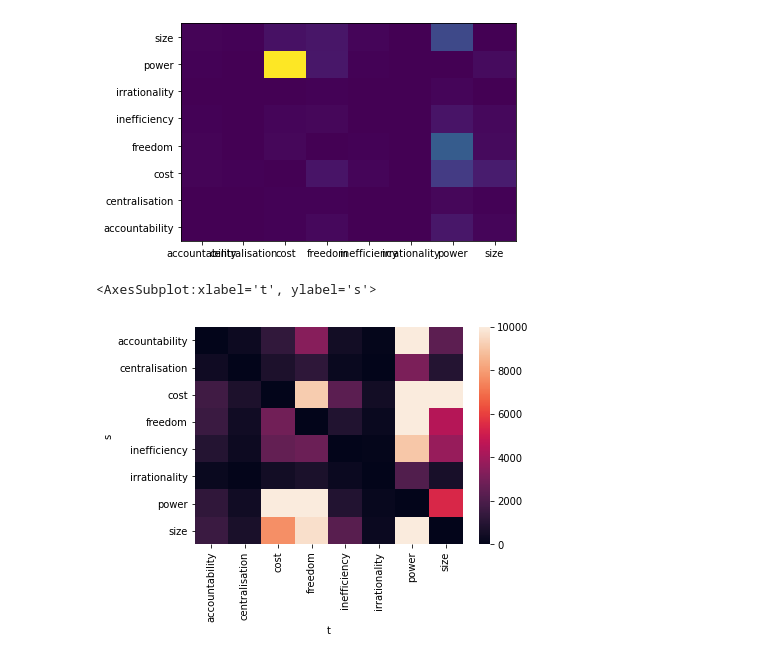
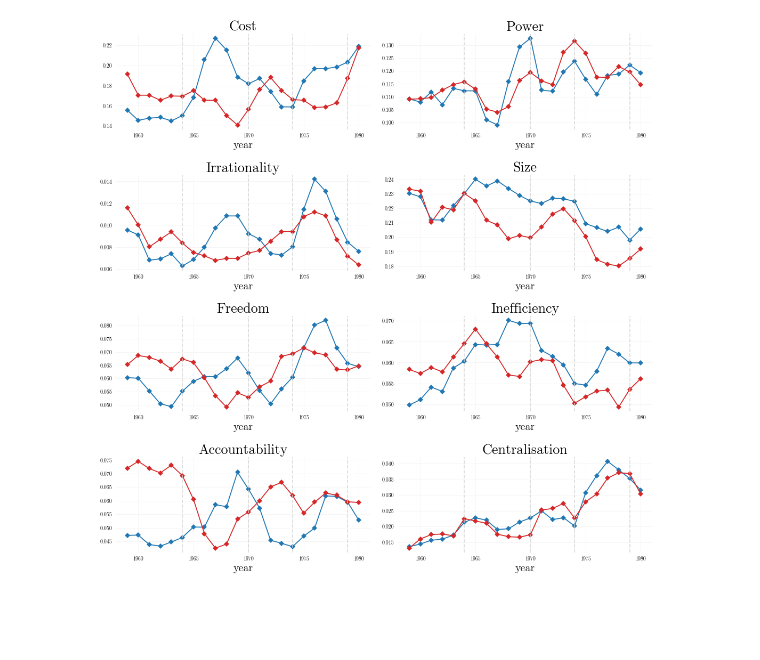
Before and after one commit to rubenros1795/CrisisBureaucracy, a Jupyter notebook: code/classifier-lexicon.ipynb, the cells around one changed output. Cells and saved outputs as stored; diff of their text form; code cells hidden in the pictures; blank space fills up the shorter version.

```diff
--- a/code/classifier-lexicon.ipynb
+++ b/code/classifier-lexicon.ipynb
@@ -120,9 +93,0 @@ freedom
-# %%
-stdf = []
-
-for c,i in dfm_.iterrows():
-    i = i.to_dict()
-    i = {k:v for k,v in i.items() if k != 'year'}
-    i = dict(sorted(i.items(), key=operator.itemgetter(1), reverse=True)[:2])
-    i = list(i.keys())
-    stdf.append([i[0],i[1]])
@@ -133,14 +94,33 @@ stdf_ = stdf_.groupby(['s','t']).sum().reset_index().pivot(index='s',columns='t'
-# %%
-d = stdf_.fillna(0)
-# %%
-plt.pcolor(d)
-plt.yticks(np.arange(0.5, len(d.index), 1), d.index)
-plt.xticks(np.arange(0.5, len(d.columns), 1), d.columns)
-plt.show()
-# %% [output]
-[figure, removed]
-# %%
-sns.heatmap(d,vmax=10000)
-# %% [output]
-<AxesSubplot:xlabel='t', ylabel='s'>
-[figure, removed]
+# %%
+def average_year_party(data,category):
+    d = data[['year','party'] + [category]].groupby(['year','party']).mean().reset_index().pivot(index='year',columns='party',values=category).reset_index()
+    d = d[['year','conservative','labour']]
+    for c in ['conservative','labour']:
+        d[c] = d[c].rolling(3,win_type='gaussian').mean(std=3)
+    return d[d['year'] <= 1980].reset_index(drop=True)
+# %%
+fig, axes = plt.subplots(nrows=4, ncols=2,figsize=(15,15))
+
+average_year_party(d,'cost').plot(x='year',y=['conservative','labour'],marker='D',color=['tab:blue','tab:red'],legend=False,ax=axes[0,0],title='Cost')
+average_year_party(d,'power').plot(x='year',y=['conservative','labour'],marker='D',color=['tab:blue','tab:red'],legend=False,ax=axes[0,1],title='Power')
+average_year_party(d,'irrationality').plot(x='year',y=['conservative','labour'],marker='D',color=['tab:blue','tab:red'],legend=False,ax=axes[1,0],title='Irrationality')
+average_year_party(d,'size').plot(x='year',y=['conservative','labour'],marker='D',color=['tab:blue','tab:red'],legend=False,ax=axes[1,1],title='Size')
+average_year_party(d,'freedom').plot(x='year',y=['conservative','labour'],marker='D',color=['tab:blue','tab:red'],legend=False,ax=axes[2,0],title='Freedom')
+average_year_party(d,'inefficiency').plot(x='year',y=['conservative','labour'],marker='D',color=['tab:blue','tab:red'],legend=False,ax=axes[2,1],title='Inefficiency')
+average_year_party(d,'accountability').plot(x='year',y=['conservative','labour'],marker='D',color=['tab:blue','tab:red'],legend=False,ax=axes[3,0],title='Accountability')
+average_year_party(d,'centralisation').plot(x='year',y=['conservative','labour'],marker='D',color=['tab:blue','tab:red'],legend=False,ax=axes[3,1],title='Centralisation')
+
+fig.tight_layout()
+
+for ax_ in axes:
+    for i in [0,1]:
+    # ax_.xlabel('')
+        ax_[i].axvline(x=1964,linestyle='dashed',color='lightgrey',alpha=.8)
+        ax_[i].axvline(x=1970,linestyle='dashed',color='lightgrey',alpha=.8)
+        ax_[i].axvline(x=1974,linestyle='dashed',color='lightgrey',alpha=.8)
+        ax_[i].axvline(x=1979,linestyle='dashed',color='lightgrey',alpha=.8)
+
+plt.savefig('/home/ruben/Documents/GitHub/CrisisBureaucracy/results/plots/argument-types-party.png',dpi=350)
+plt.show()
+# %% [output]
+[figure, added]
```
Also changed, not shown: parts of 7 cells of this notebook, 13 other files.
